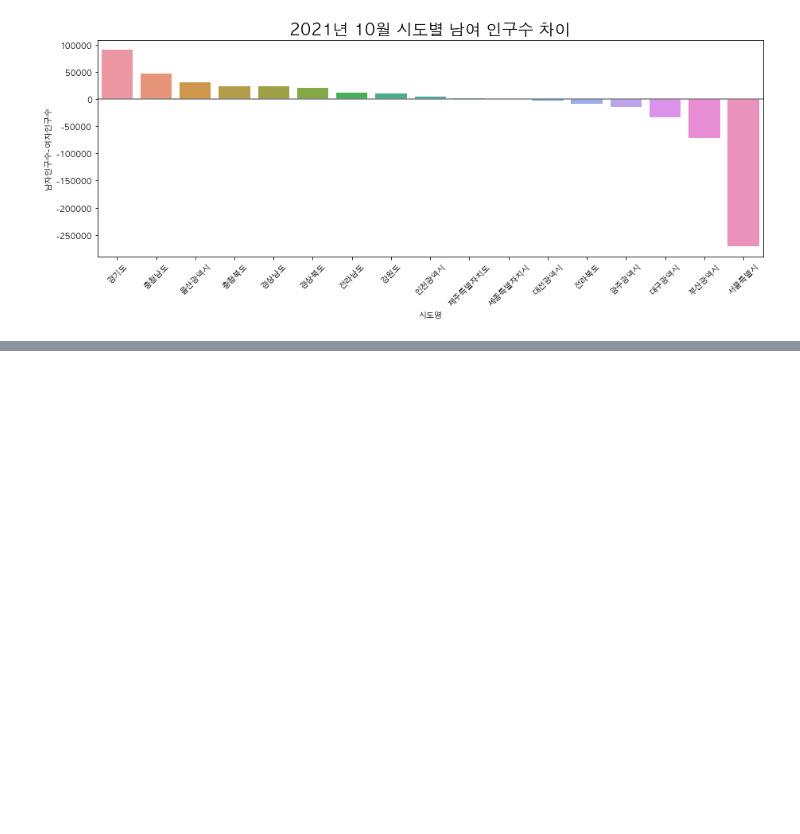
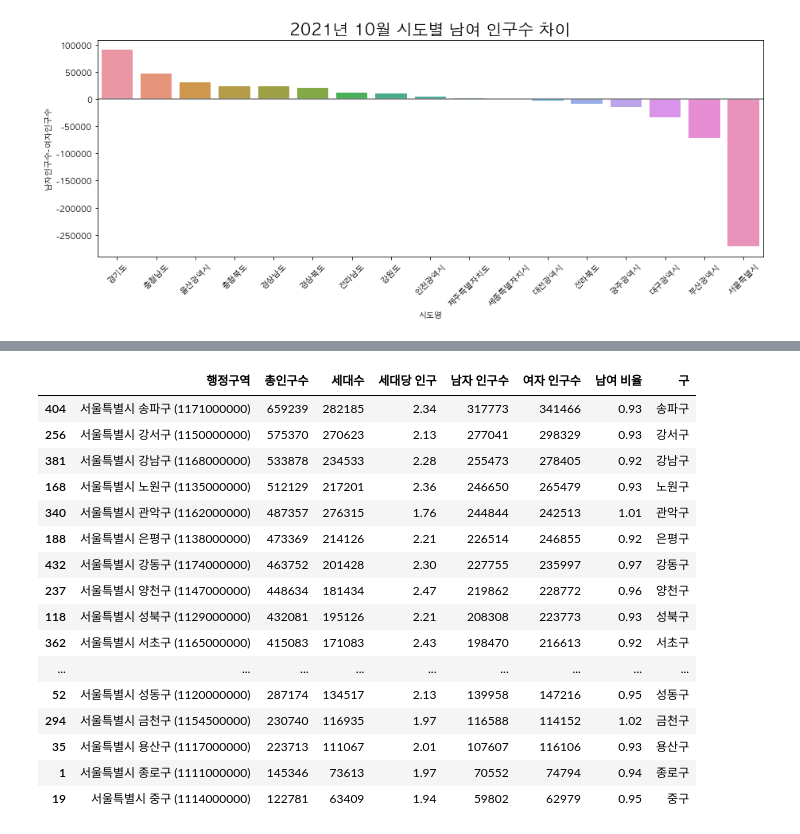
Before and after one commit to limetree-indigo/python-visualization, a Jupyter notebook: 11 지역별 인구구조 시각화/11 지역별 인구구조 시각화.ipynb, the cells around one changed output, grey strips where cells are left out. Drawn from its saved outputs; the diff is of its cells as text; code cells hidden in the pictures; blank space fills up the shorter version.

```diff
--- a/11 지역별 인구구조 시각화/11 지역별 인구구조 시각화.ipynb
+++ b/11 지역별 인구구조 시각화/11 지역별 인구구조 시각화.ipynb
@@ -271,0 +280,21 @@ plt.show()
+# %%
+df_seoul = df_seoul.sort_values('총인구수', ascending=False)
+df_seoul
+# %% [output]
+|  | 행정구역 | 총인구수 | 세대수 | 세대당 인구 | 남자 인구수 | 여자 인구수 | 남여 비율 | 구 |
+| 404 | 서울특별시 송파구 (1171000000) | 659239 | 282185 | 2.34 | 317773 | 341466 | 0.93 | 송파구 |
+| 256 | 서울특별시 강서구 (1150000000) | 575370 | 270623 | 2.13 | 277041 | 298329 | 0.93 | 강서구 |
+| 381 | 서울특별시 강남구 (1168000000) | 533878 | 234533 | 2.28 | 255473 | 278405 | 0.92 | 강남구 |
+| 168 | 서울특별시 노원구 (1135000000) | 512129 | 217201 | 2.36 | 246650 | 265479 | 0.93 | 노원구 |
+| 340 | 서울특별시 관악구 (1162000000) | 487357 | 276315 | 1.76 | 244844 | 242513 | 1.01 | 관악구 |
+| 188 | 서울특별시 은평구 (1138000000) | 473369 | 214126 | 2.21 | 226514 | 246855 | 0.92 | 은평구 |
+| 432 | 서울특별시 강동구 (1174000000) | 463752 | 201428 | 2.30 | 227755 | 235997 | 0.97 | 강동구 |
+| 237 | 서울특별시 양천구 (1147000000) | 448634 | 181434 | 2.47 | 219862 | 228772 | 0.96 | 양천구 |
+| 118 | 서울특별시 성북구 (1129000000) | 432081 | 195126 | 2.21 | 208308 | 223773 | 0.93 | 성북구 |
+| 362 | 서울특별시 서초구 (1165000000) | 415083 | 171083 | 2.43 | 198470 | 216613 | 0.92 | 서초구 |
+| ... | ... | ... | ... | ... | ... | ... | ... | ... |
+| 52 | 서울특별시 성동구 (1120000000) | 287174 | 134517 | 2.13 | 139958 | 147216 | 0.95 | 성동구 |
+| 294 | 서울특별시 금천구 (1154500000) | 230740 | 116935 | 1.97 | 116588 | 114152 | 1.02 | 금천구 |
+| 35 | 서울특별시 용산구 (1117000000) | 223713 | 111067 | 2.01 | 107607 | 116106 | 0.93 | 용산구 |
+| 1 | 서울특별시 종로구 (1111000000) | 145346 | 73613 | 1.97 | 70552 | 74794 | 0.94 | 종로구 |
+| 19 | 서울특별시 중구 (1114000000) | 122781 | 63409 | 1.94 | 59802 | 62979 | 0.95 | 중구 |
```
Also changed, not shown: parts of 12 cells of this notebook.
